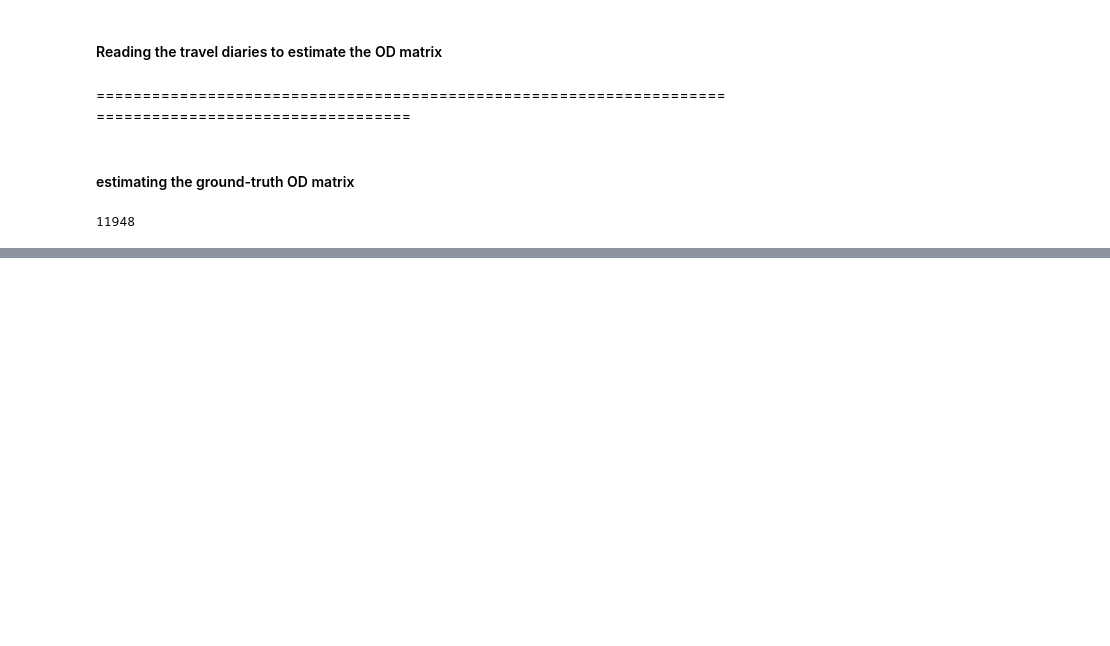
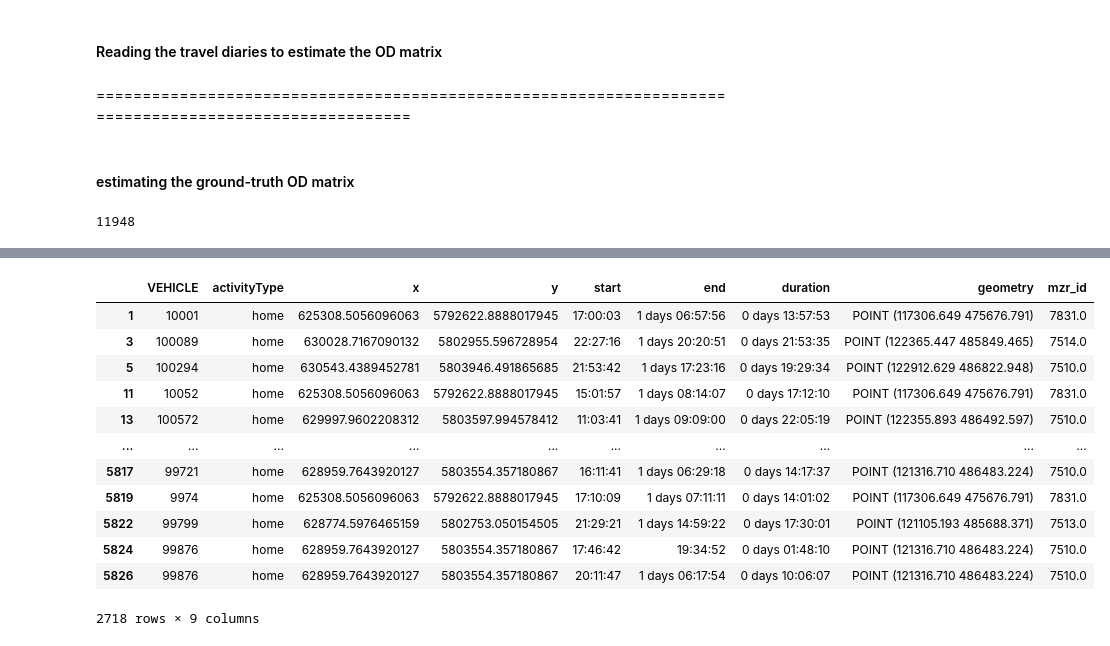
Before and after one commit to zahraeftekhar/PythonProcessingOfMATSimOutputs, a Jupyter notebook: _2_groundtruthODmatrix.ipynb, the cells around one changed output, grey strips where cells are left out. Drawn from its saved outputs; the diff is of its cells as text; code cells hidden in the pictures; blank space fills up the shorter version.

```diff
--- a/_2_groundtruthODmatrix.ipynb
+++ b/_2_groundtruthODmatrix.ipynb
@@ -439,0 +606,16 @@ See the caveats in the documentation: https://pandas.pydata.org/pandas-docs/stab
+# %%
+trainingSet_home
+# %% [output]
+|  | VEHICLE | activityType | x | y | start | end | duration | geometry | mzr_id |
+| 1 | 10001 | home | 625308.5056096063 | 5792622.8888017945 | 17:00:03 | 1 days 06:57:56 | 0 days 13:57:53 | POINT (117306.649 475676.791) | 7831.0 |
+| 3 | 100089 | home | 630028.7167090132 | 5802955.596728954 | 22:27:16 | 1 days 20:20:51 | 0 days 21:53:35 | POINT (122365.447 485849.465) | 7514.0 |
+| 5 | 100294 | home | 630543.4389452781 | 5803946.491865685 | 21:53:42 | 1 days 17:23:16 | 0 days 19:29:34 | POINT (122912.629 486822.948) | 7510.0 |
+| 11 | 10052 | home | 625308.5056096063 | 5792622.8888017945 | 15:01:57 | 1 days 08:14:07 | 0 days 17:12:10 | POINT (117306.649 475676.791) | 7831.0 |
+| 13 | 100572 | home | 629997.9602208312 | 5803597.994578412 | 11:03:41 | 1 days 09:09:00 | 0 days 22:05:19 | POINT (122355.893 486492.597) | 7510.0 |
+| ... | ... | ... | ... | ... | ... | ... | ... | ... | ... |
+| 5817 | 99721 | home | 628959.7643920127 | 5803554.357180867 | 16:11:41 | 1 days 06:29:18 | 0 days 14:17:37 | POINT (121316.710 486483.224) | 7510.0 |
+| 5819 | 9974 | home | 625308.5056096063 | 5792622.8888017945 | 17:10:09 | 1 days 07:11:11 | 0 days 14:01:02 | POINT (117306.649 475676.791) | 7831.0 |
+| 5822 | 99799 | home | 628774.5976465159 | 5802753.050154505 | 21:29:21 | 1 days 14:59:22 | 0 days 17:30:01 | POINT (121105.193 485688.371) | 7513.0 |
+| 5824 | 99876 | home | 628959.7643920127 | 5803554.357180867 | 17:46:42 | 19:34:52 | 0 days 01:48:10 | POINT (121316.710 486483.224) | 7510.0 |
+| 5826 | 99876 | home | 628959.7643920127 | 5803554.357180867 | 20:11:47 | 1 days 06:17:54 | 0 days 10:06:07 | POINT (121316.710 486483.224) | 7510.0 |
+2718 rows × 9 columns
```
Also changed, not shown: parts of 32 cells of this notebook.
